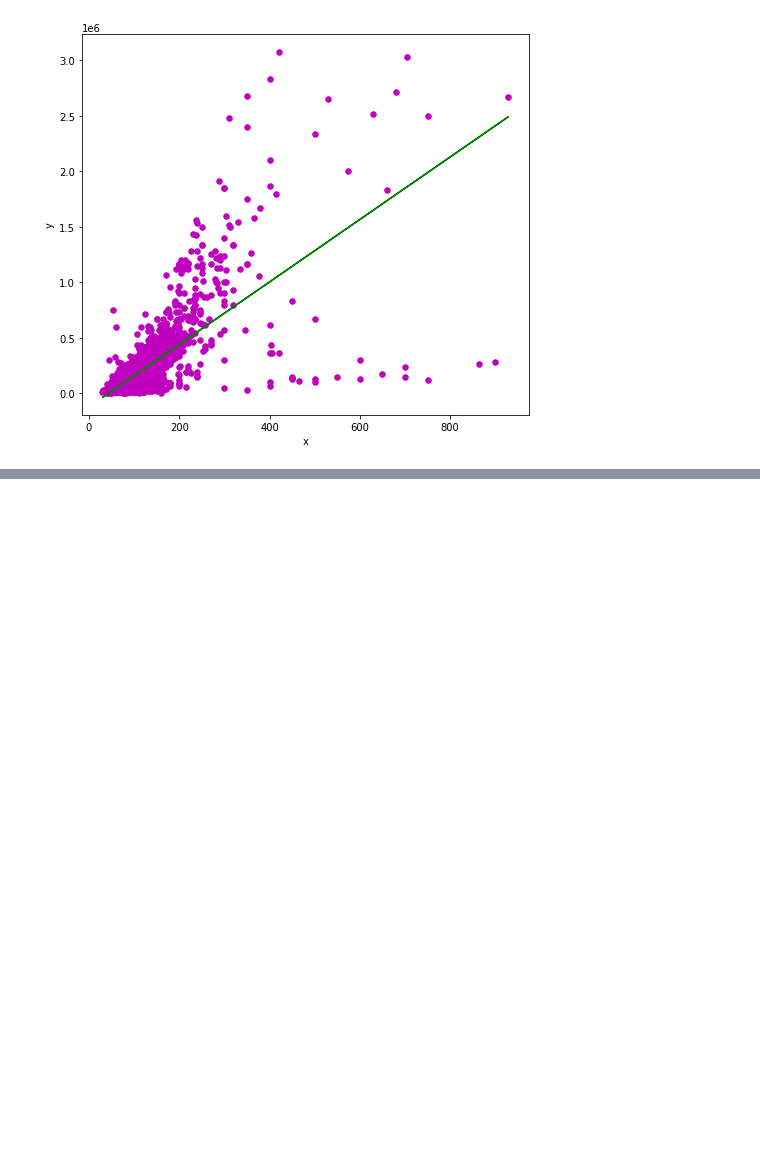
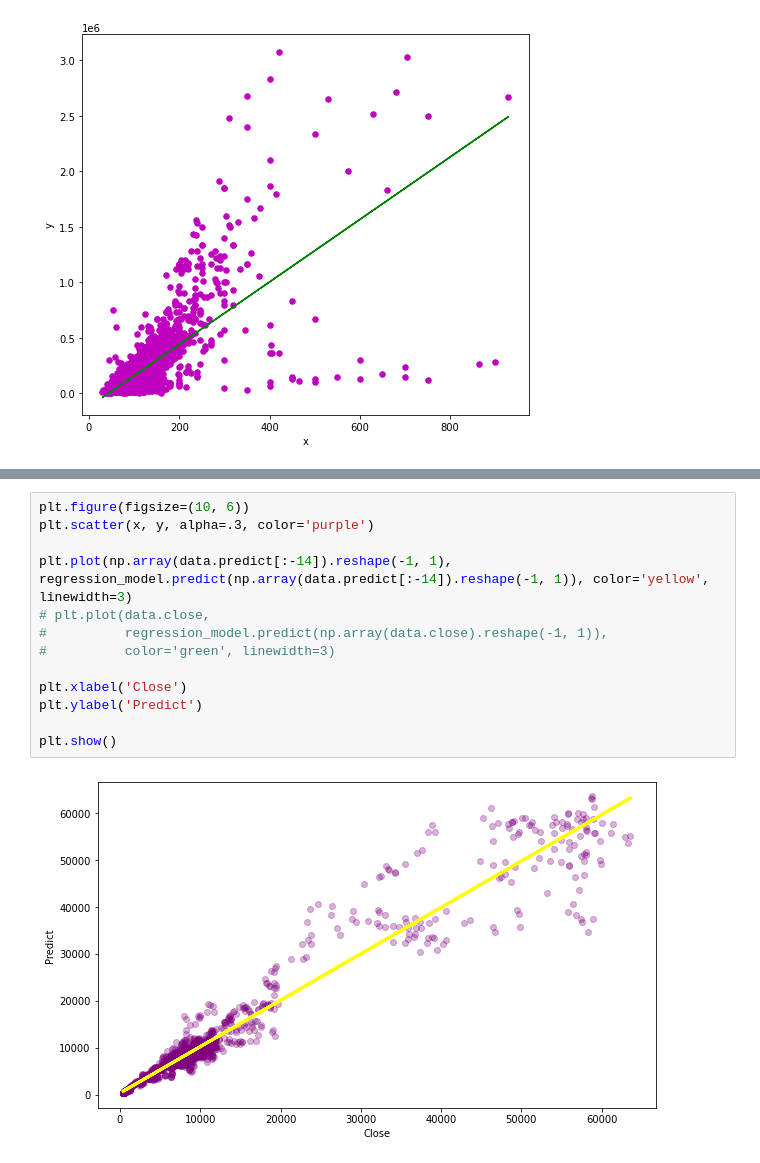
Before and after one commit to EgorCry/Deep_Learning_Playground, a Jupyter notebook: Datasets/Bitcoin, housePrices (Linear Regression)/Practice 8.ipynb, the cells around one changed output, grey strips where cells are left out. Saved outputs shown, nothing was run; the diff lists cells and outputs as text; blank space fills up the shorter version.

```diff
--- a/Datasets/Bitcoin, housePrices (Linear Regression)/Practice 8.ipynb
+++ b/Datasets/Bitcoin, housePrices (Linear Regression)/Practice 8.ipynb
@@ -366,0 +485,15 @@ plt.show()
+# %%
+plt.figure(figsize=(10, 6))
+plt.scatter(x, y, alpha=.3, color='purple')
+
+plt.plot(np.array(data.predict[:-14]).reshape(-1, 1), regression_model.predict(np.array(data.predict[:-14]).reshape(-1, 1)), color='yellow', linewidth=3)
+# plt.plot(data.close,
+#          regression_model.predict(np.array(data.close).reshape(-1, 1)),
+#          color='green', linewidth=3)
+
+plt.xlabel('Close')
+plt.ylabel('Predict')
+
+plt.show()
+# %% [output]
+[figure, added]
```
Also changed, not shown: parts of 4 cells of this notebook, 1 other file.
